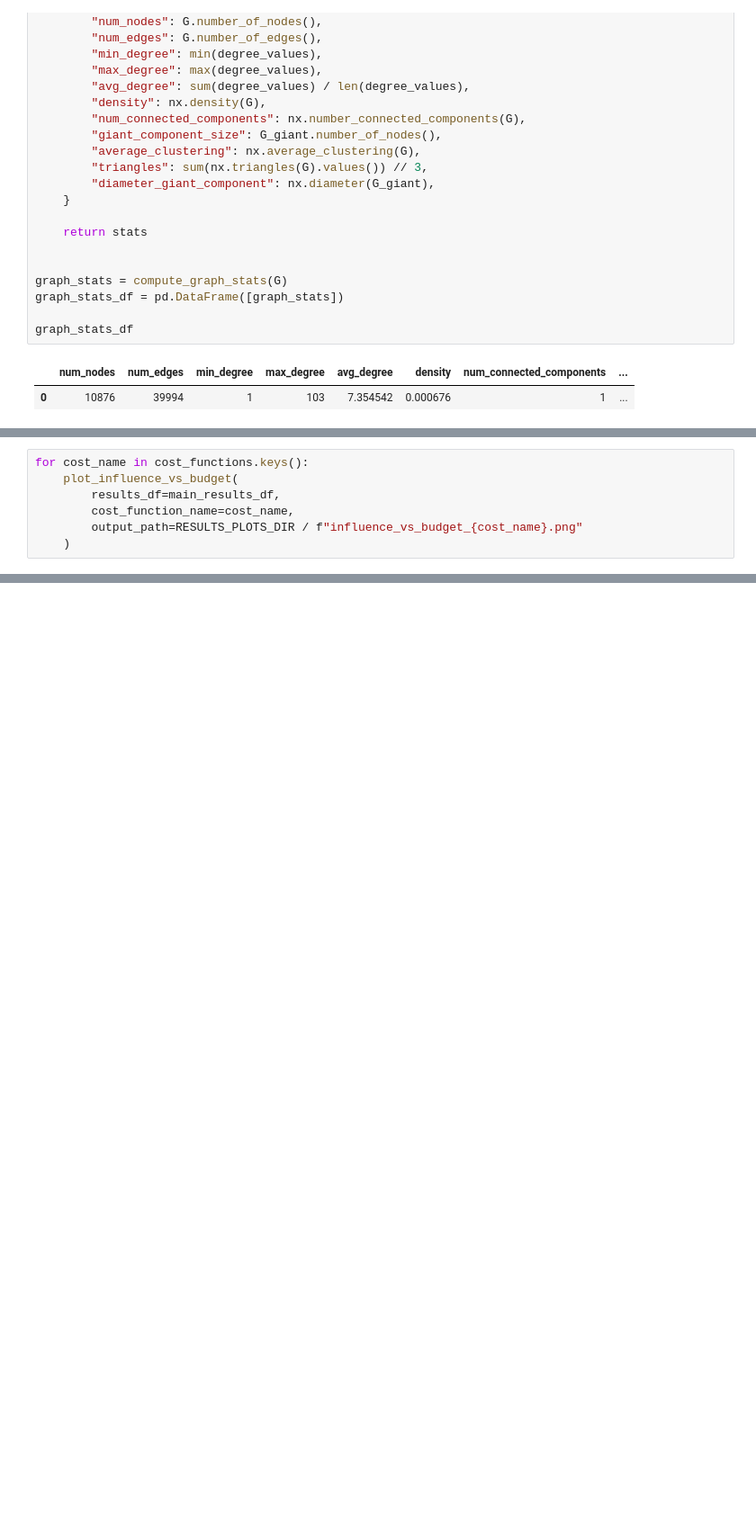
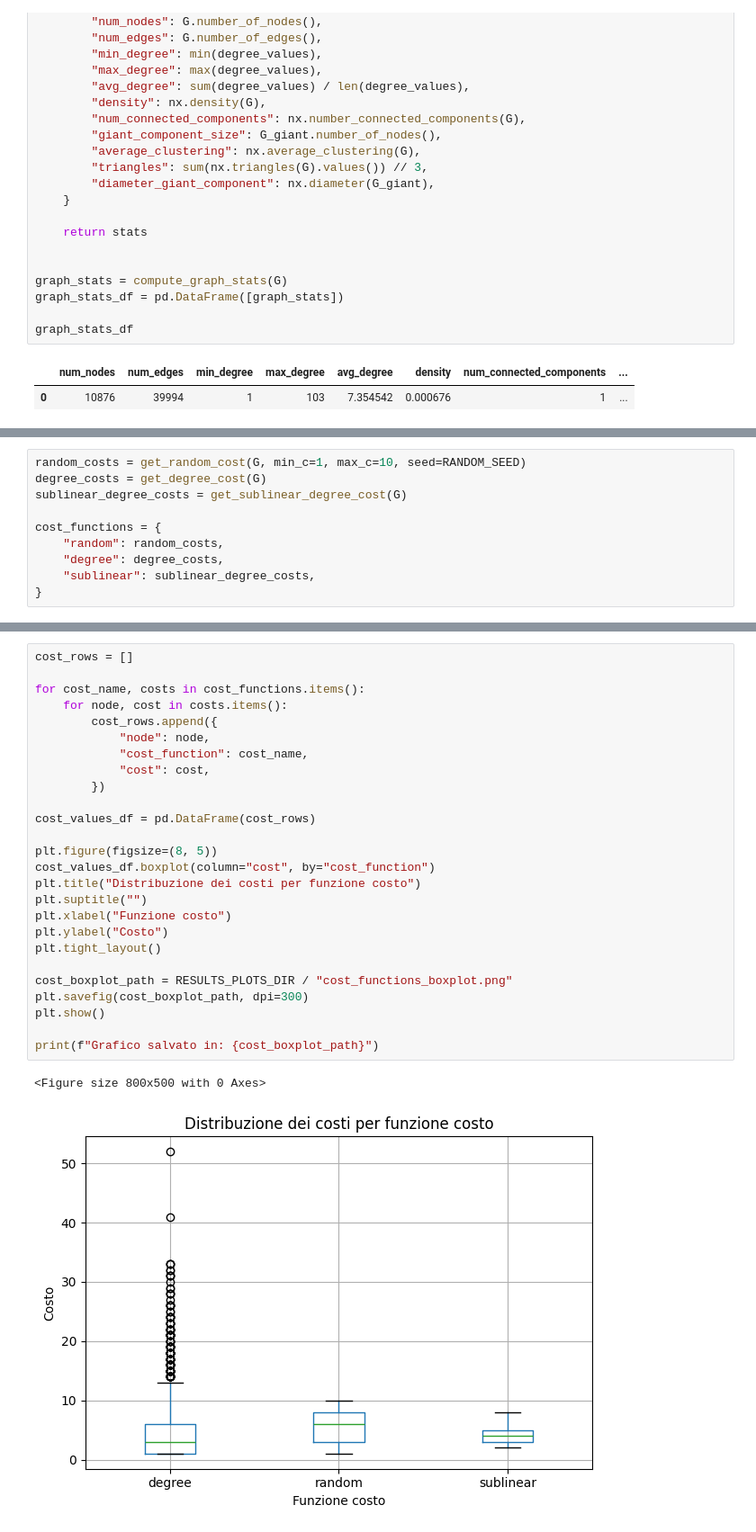
Before and after one commit to gfavale1/reti-sociali, a Jupyter notebook: notebooks/esplorazione_rete.ipynb, the cells around one changed output, grey strips where cells are left out. Shown at 90% size. Drawn from its saved outputs; the diff is of its cells as text; blank space fills up the shorter version.

```diff
--- a/notebooks/esplorazione_rete.ipynb
+++ b/notebooks/esplorazione_rete.ipynb
@@ -228,7 +132,0 @@ for cost_name in cost_functions.keys():
-# %%
-for cost_name in cost_functions.keys():
-    plot_influence_vs_budget(
-        results_df=main_results_df,
-        cost_function_name=cost_name,
-        output_path=RESULTS_PLOTS_DIR / f"influence_vs_budget_{cost_name}.png"
-    )
@@ -328,0 +172,10 @@ plot_removal_stress_test(
+# %%
+random_costs = get_random_cost(G, min_c=1, max_c=10, seed=RANDOM_SEED)
+degree_costs = get_degree_cost(G)
+sublinear_degree_costs = get_sublinear_degree_cost(G)
+
+cost_functions = {
+    "random": random_costs,
+    "degree": degree_costs,
+    "sublinear": sublinear_degree_costs,
+}
@@ -328,0 +222,29 @@ plot_removal_stress_test(
+# %%
+cost_rows = []
+
+for cost_name, costs in cost_functions.items():
+    for node, cost in costs.items():
+        cost_rows.append({
+            "node": node,
+            "cost_function": cost_name,
+            "cost": cost,
+        })
+
+cost_values_df = pd.DataFrame(cost_rows)
+
+plt.figure(figsize=(8, 5))
+cost_values_df.boxplot(column="cost", by="cost_function")
+plt.title("Distribuzione dei costi per funzione costo")
+plt.suptitle("")
+plt.xlabel("Funzione costo")
+plt.ylabel("Costo")
+plt.tight_layout()
+
+cost_boxplot_path = RESULTS_PLOTS_DIR / "cost_functions_boxplot.png"
+plt.savefig(cost_boxplot_path, dpi=300)
+plt.show()
+
+print(f"Grafico salvato in: {cost_boxplot_path}")
+# %% [output]
+<Figure size 800x500 with 0 Axes>
+[figure, added]
```
Also changed, not shown: parts of 68 cells of this notebook.
